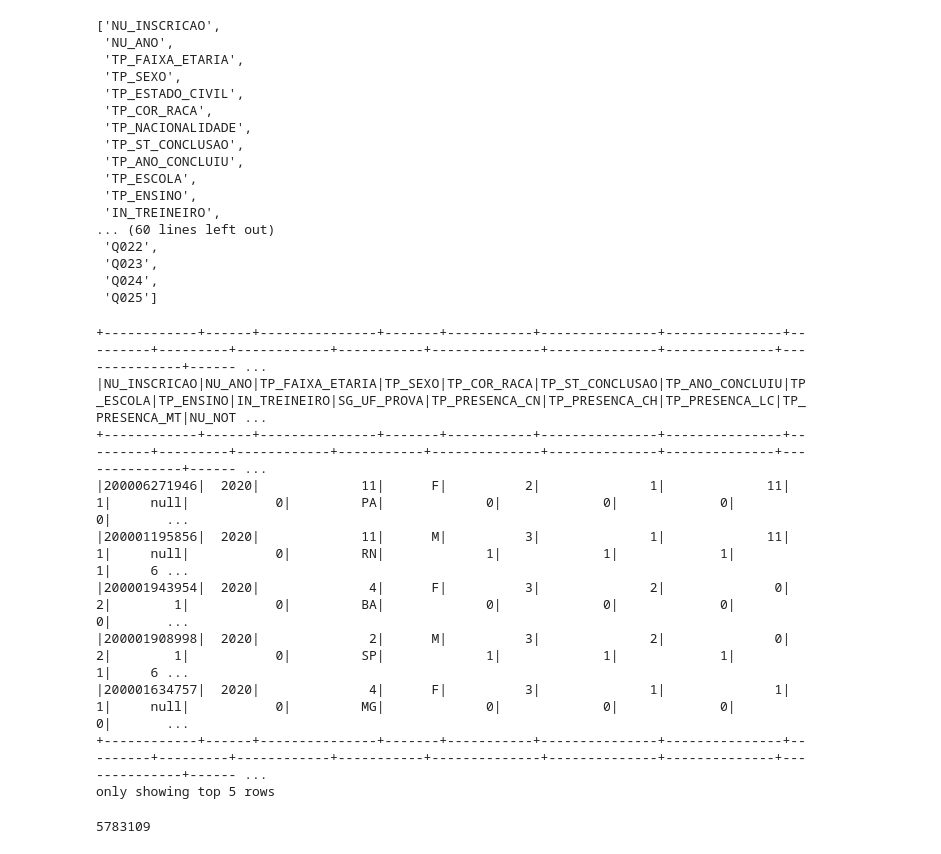
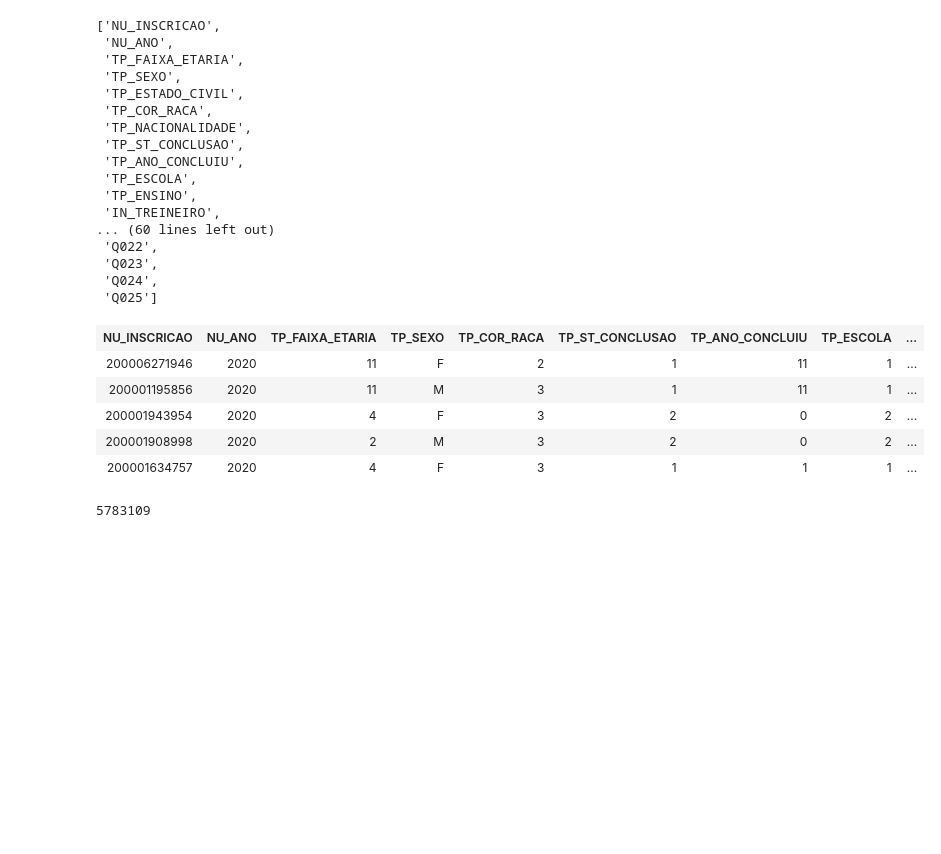
Before and after one commit to GabrielData21/ETL-com-PySpark, a Jupyter notebook: ETL_com_Python_e_PySpark.ipynb, the cells around one changed output. Drawn from its saved outputs; the diff is of its cells as text; code cells hidden in the pictures; blank space fills up the shorter version.

```diff
--- a/ETL_com_Python_e_PySpark.ipynb
+++ b/ETL_com_Python_e_PySpark.ipynb
@@ -279,18 +275,14 @@ dropcols = ('TP_ESTADO_CIVIL',
  'Q025')
 # %%
 enem_parquet = enem_parquet.drop(*dropcols)
-enem_parquet.show(5)
+enem_parquet.limit(5)
 # %% [output]
-+------------+------+---------------+-------+-----------+---------------+---------------+---------+---------+------------+-----------+--------------+--------------+--------------+--------------+------ ...
-|NU_INSCRICAO|NU_ANO|TP_FAIXA_ETARIA|TP_SEXO|TP_COR_RACA|TP_ST_CONCLUSAO|TP_ANO_CONCLUIU|TP_ESCOLA|TP_ENSINO|IN_TREINEIRO|SG_UF_PROVA|TP_PRESENCA_CN|TP_PRESENCA_CH|TP_PRESENCA_LC|TP_PRESENCA_MT|NU_NOT ...
-+------------+------+---------------+-------+-----------+---------------+---------------+---------+---------+------------+-----------+--------------+--------------+--------------+--------------+------ ...
-|200006271946|  2020|             11|      F|          2|              1|             11|        1|     null|           0|         PA|             0|             0|             0|             0|       ...
-|200001195856|  2020|             11|      M|          3|              1|             11|        1|     null|           0|         RN|             1|             1|             1|             1|     6 ...
-|200001943954|  2020|              4|      F|          3|              2|              0|        2|        1|           0|         BA|             0|             0|             0|             0|       ...
-|200001908998|  2020|              2|      M|          3|              2|              0|        2|        1|           0|         SP|             1|             1|             1|             1|     6 ...
-|200001634757|  2020|              4|      F|          3|              1|              1|        1|     null|           0|         MG|             0|             0|             0|             0|       ...
-+------------+------+---------------+-------+-----------+---------------+---------------+---------+---------+------------+-----------+--------------+--------------+--------------+--------------+------ ...
-only showing top 5 rows
+| NU_INSCRICAO | NU_ANO | TP_FAIXA_ETARIA | TP_SEXO | TP_COR_RACA | TP_ST_CONCLUSAO | TP_ANO_CONCLUIU | TP_ESCOLA | ... |
+| 200006271946 | 2020 | 11 | F | 2 | 1 | 11 | 1 | ... |
+| 200001195856 | 2020 | 11 | M | 3 | 1 | 11 | 1 | ... |
+| 200001943954 | 2020 | 4 | F | 3 | 2 | 0 | 2 | ... |
+| 200001908998 | 2020 | 2 | M | 3 | 2 | 0 | 2 | ... |
+| 200001634757 | 2020 | 4 | F | 3 | 1 | 1 | 1 | ... |
 # %%
 # Contando quantos registros tem na tabela
 enem_parquet.count()
```
Also changed, not shown: parts of 8 cells of this notebook.
